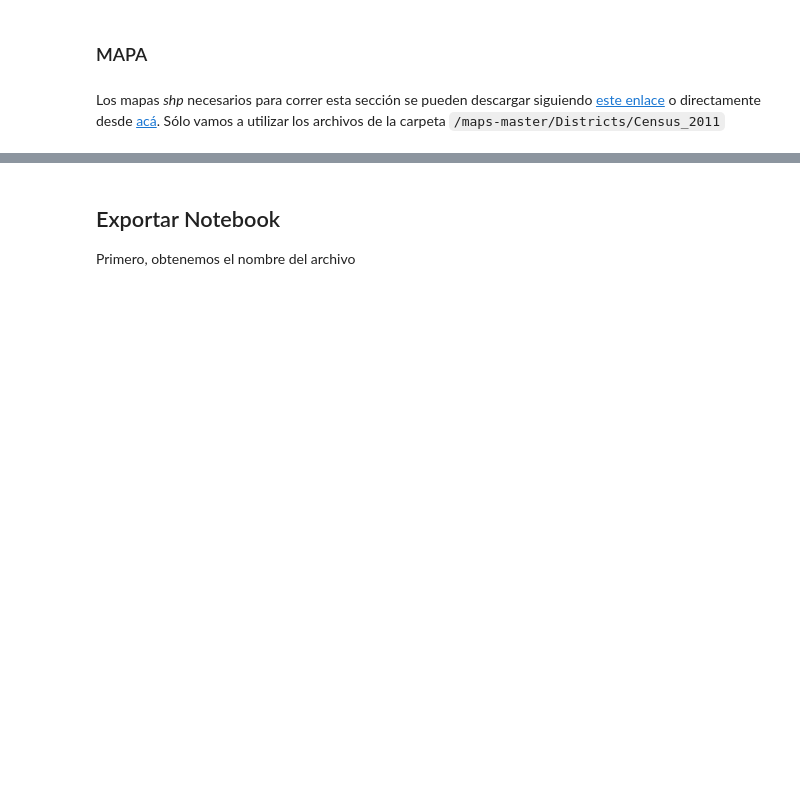
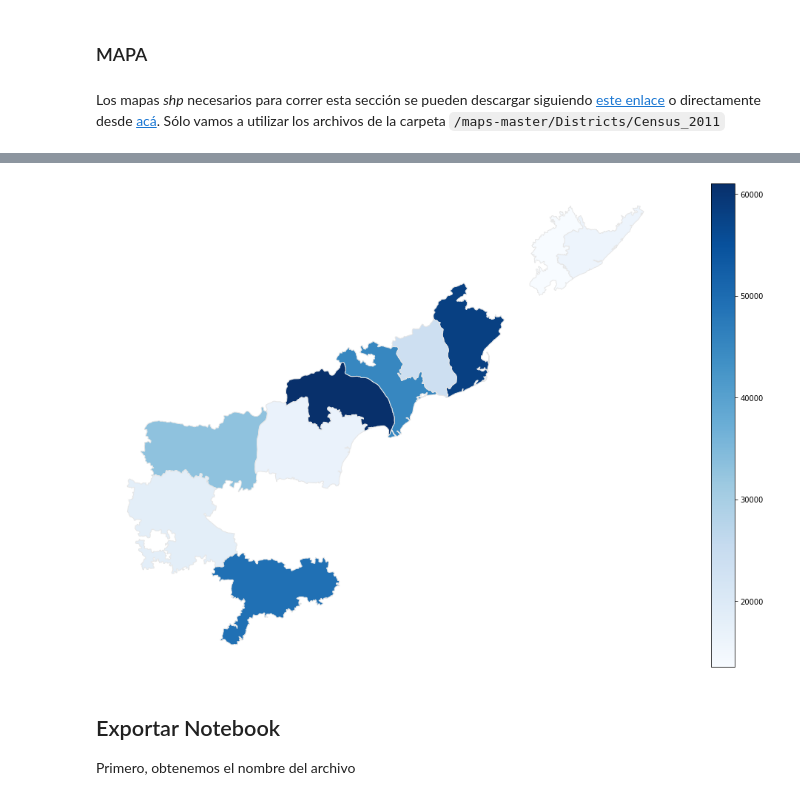
Before and after one commit to matog/Flacso_ciencia_de_datos_python_2023, a Jupyter notebook: Clase5/6-NTR Vaidya Seva.ipynb, the cells around one changed output, grey strips where cells are left out. Saved outputs shown, nothing was run; the diff lists cells and outputs as text; code cells hidden in the pictures; blank space fills up the shorter version.

```diff
--- a/Clase5/6-NTR Vaidya Seva.ipynb
+++ b/Clase5/6-NTR Vaidya Seva.ipynb
@@ -655,4 +1096,4 @@ df
 # %%
-# df = df.loc[df['Population']>0]
+df = df.loc[df['Population']>0]
 # %%
 df
@@ -659,7 +1114,9 @@ df
 # %%
 fig, ax = plt.subplots(1, figsize=(20,12))
-df.plot(column='Population', cmap='Blues', linewidth=1, ax=ax, edgecolor='0.9', legend = True)
-ax.axis('off')
+df.plot(column='Cantidad de Personas en el programa', cmap='Blues', linewidth=1, ax=ax, edgecolor='0.9', legend = True)
+ax.axis('off');
+# %% [output]
+[figure, added]
 # %% [markdown]
 ## Exportar Notebook
 Primero, obtenemos el nombre del archivo
```
Also changed, not shown: parts of 64 cells of this notebook.
